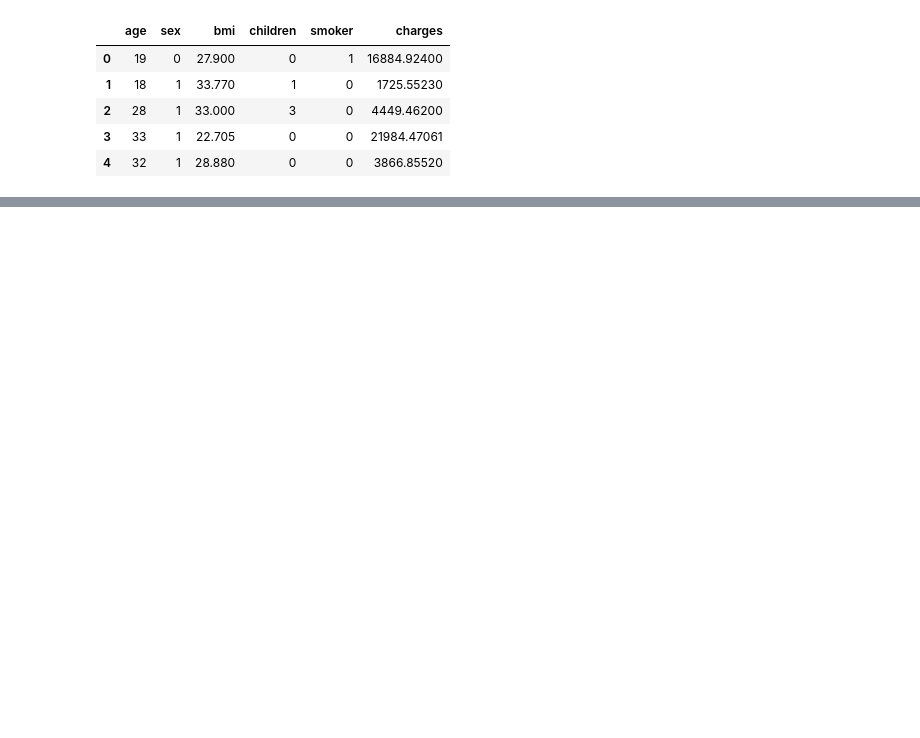
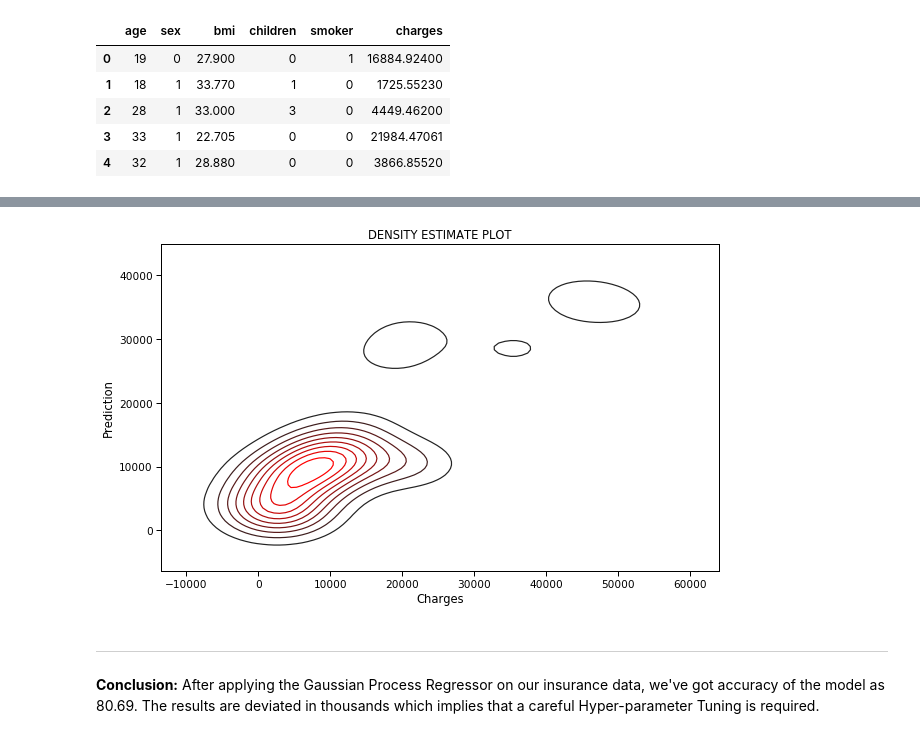
Before and after one commit to Salmankh3/Machine-Learning, a Jupyter notebook: Regression/Multiple Linear/Insurance_Data/insurance_data_GPR.ipynb, the cells around one changed output, grey strips where cells are left out. Drawn from its saved outputs; the diff is of its cells as text; code cells hidden in the pictures; blank space fills up the shorter version.

```diff
--- a/Regression/Multiple Linear/Insurance_Data/insurance_data_GPR.ipynb
+++ b/Regression/Multiple Linear/Insurance_Data/insurance_data_GPR.ipynb
@@ -112,0 +179,15 @@ y_pred = model.predict(x_test)
+# %%
+plt.figure(figsize=(10,6))
+sns.set_context("paper", font_scale=1.2)
+sns.kdeplot(data=y_test, data2=y_pred, fill=True, color="red")
+plt.xlabel("Charges")
+plt.ylabel("Prediction")
+plt.title("DENSITY ESTIMATE PLOT")
+plt.show()
+# %% [output]
+[figure, added]
+# %% [markdown]
+----------
+# %% [markdown]
+<b>Conclusion:</b>
+After applying the Gaussian Process Regressor on our insurance data, we've got accuracy of the model as 80.69. The results are deviated in thousands which implies that a careful Hyper-parameter Tuning is required.
```
Also changed, not shown: parts of 19 cells of this notebook, 1 other file.
